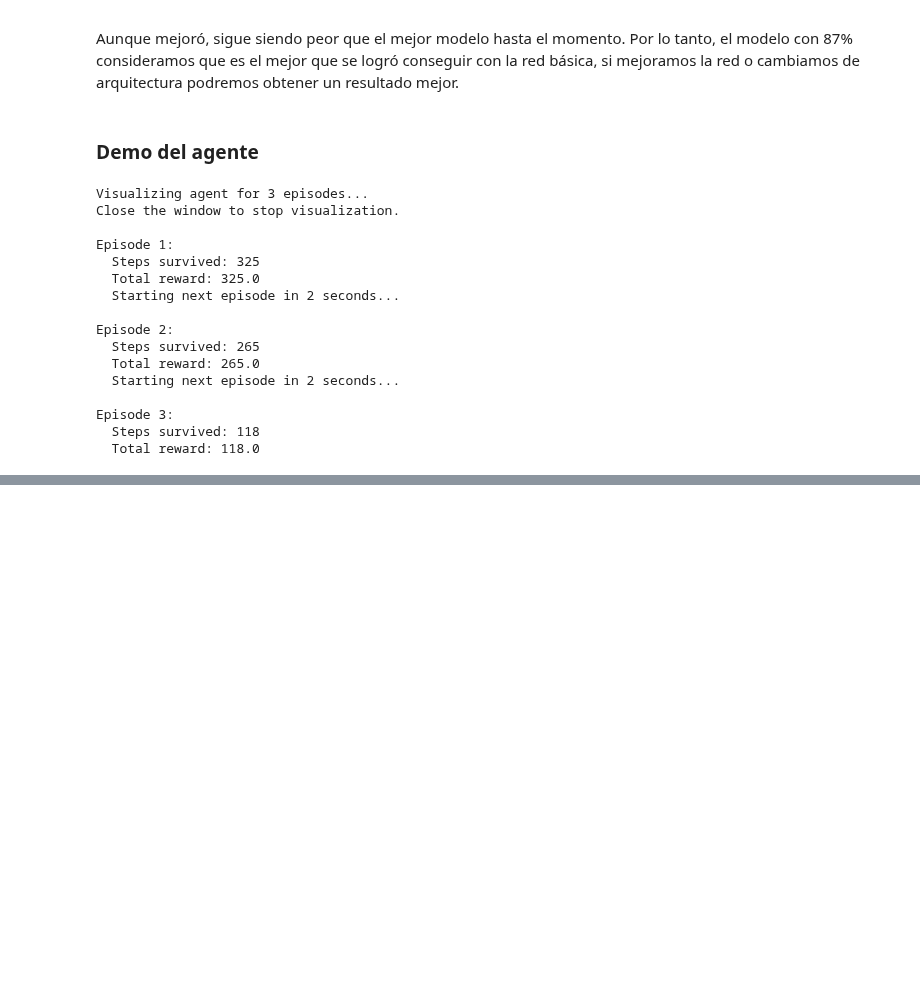
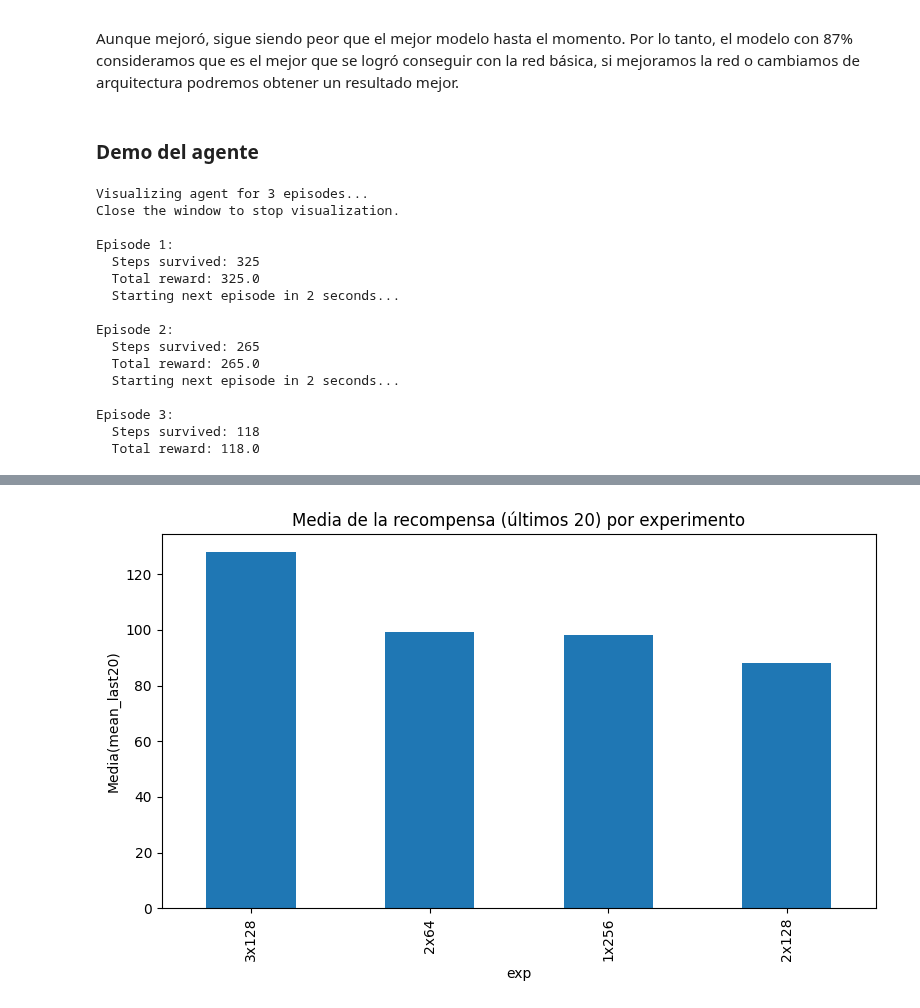
Before and after one commit to DanielRasho/DeepLearning-lab7, a Jupyter notebook: lab.ipynb, the cells around one changed output, grey strips where cells are left out. Drawn from its saved outputs; the diff is of its cells as text; code cells hidden in the pictures; blank space fills up the shorter version.

Commit message:
feat: final training 3x128 with 1000 episodes, model saving, metrics, and graphs

```diff
--- a/lab.ipynb
+++ b/lab.ipynb
@@ -434,0 +443,85 @@ Episode 3:
+# %%
+import ast
+import pandas as pd
+import matplotlib.pyplot as plt
+import numpy as np
+from pathlib import Path
+
+%matplotlib inline
+
+csv_path = Path("results.csv")
+if not csv_path.exists():
+    raise FileNotFoundError(f"No encontré {csv_path.resolve()}. Asegura que el script guardó results.csv aquí.")
+
+df = pd.read_csv(csv_path)
+
+# Si la columna 'rewards' existe y es stringified list, parsearla
+if 'rewards' in df.columns:
+    def try_parse_rewards(x):
+        try:
+            return np.array(ast.literal_eval(x))
+        except Exception:
+            return None
+    df['rewards_list'] = df['rewards'].apply(lambda x: try_parse_rewards(x) if pd.notna(x) else None)
+else:
+    df['rewards_list'] = None
+
+# Estadísticas por experimento (mean of mean_last20, std, max)
+summary = df.groupby("exp").agg({
+    "mean_last20": ["mean", "std", "min", "max"],
+    "mean_all": "mean",
+    "max": "max"
+})
+summary.columns = ["_".join(col).strip() for col in summary.columns.values]
+display(summary)
+
+# Barra: media(mean_last20) por experimento
+plt.figure(figsize=(8,5))
+summary['mean_last20_mean'].sort_values(ascending=False).plot(kind='bar')
+plt.ylabel("Media(mean_last20)")
+plt.title("Media de la recompensa (últimos 20) por experimento")
+plt.tight_layout()
+plt.savefig("fig_mean_last20.png", dpi=150)
+plt.show()
+
+# Boxplot: dispersión entre runs de mean_last20
+plt.figure(figsize=(8,5))
+data_for_box = [group["mean_last20"].values for name, group in df.groupby("exp")]
+labels = [name for name, _ in df.groupby("exp")]
+plt.boxplot(data_for_box, labels=labels, showmeans=True)
+plt.ylabel("mean_last20 (por run)")
+plt.title("Boxplot de mean_last20 por experimento")
+plt.grid(alpha=0.3)
+plt.tight_layout()
+plt.savefig("fig_boxplot.png", dpi=150)
+plt.show()
+
+# Si hay rewards por run, graficar series (últimos N episodios por run)
+if df['rewards_list'].notnull().any():
+    plt.figure(figsize=(10,6))
+    max_len = max((len(r) for r in df['rewards_list'].dropna()))
+    # plot each run (ligeramente transparente)
+    for idx, row in df.dropna(subset=['rewards_list']).iterrows():
+        r = row['rewards_list']
+        # suavizado simple (media móvil)
+        window = 10
+        if len(r) >= window:
+            smooth = np.convolve(r, np.ones(window)/window, mode='valid')
+            plt.plot(np.arange(len(smooth)), smooth, alpha=0.6, label=f"{row['exp']}-run{row['run']}")
+        else:
+            plt.plot(np.arange(len(r)), r, alpha=0.6, label=f"{row['exp']}-run{row['run']}")
+    plt.xlabel("Episodio (suavizado)")
+    plt.ylabel("Recompensa (media móvil)")
+    plt.title("Recompensas por episodio — cada run (suavizado)")
+    plt.legend(ncol=2, fontsize="small", loc="upper left")
+    plt.tight_layout()
+    plt.savefig("fig_rewards_runs.png", dpi=150)
+    plt.show()
+else:
+    print("No se encontró columna 'rewards' con series. Solo hay estadísticas por run.")
+
+# Guardar tabla resumida a CSV para la notebook/report
+summary_out = summary.reset_index()
+summary_out.to_csv("results_summary_by_exp.csv", index=False)
+print("Resumen guardado en results_summary_by_exp.csv y figuras guardadas en fig_*.png")
+# %% [output]
@@ -434,0 +534 @@ Episode 3:
+[figure, added]
```
Also changed, not shown: parts of 8 cells of this notebook, 12 other files.
